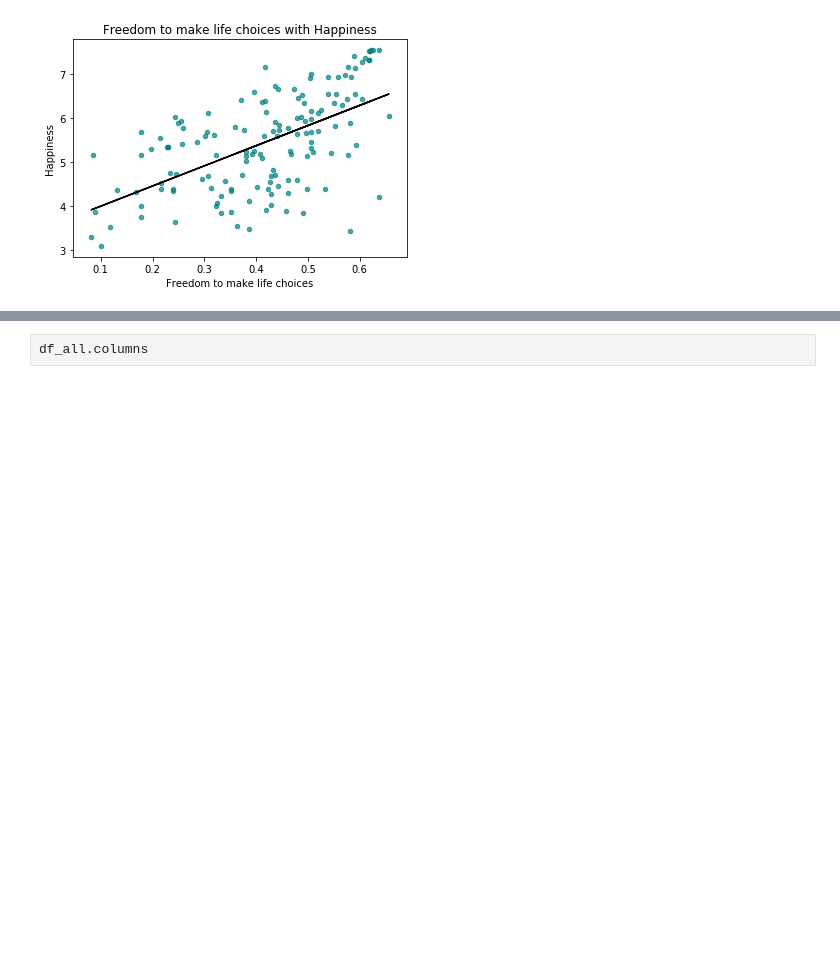
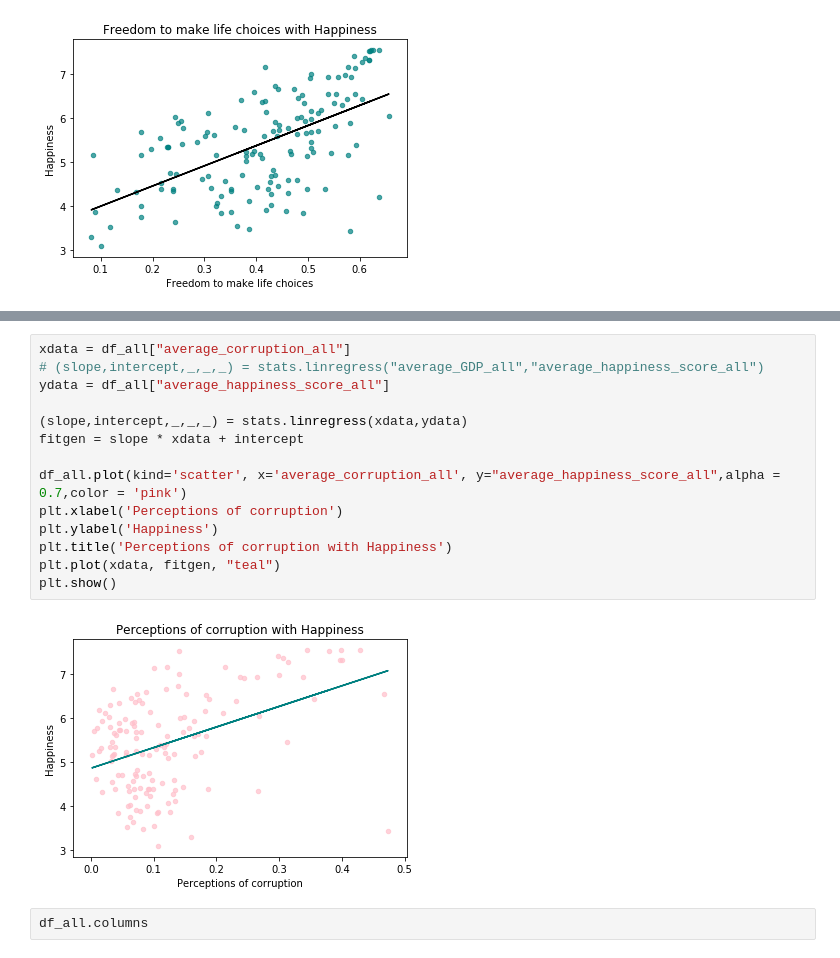
Before and after one commit to jcook25/project-one, a Jupyter notebook: Tammy.ipynb, the cells around one changed output, grey strips where cells are left out. Cells and saved outputs as stored; diff of their text form; blank space fills up the shorter version.

```diff
--- a/Tammy.ipynb
+++ b/Tammy.ipynb
@@ -472,3 +490,19 @@ plt.show()
+# %%
+xdata = df_all["average_corruption_all"]
+# (slope,intercept,_,_,_) = stats.linregress("average_GDP_all","average_happiness_score_all")
+ydata = df_all["average_happiness_score_all"]
+
+(slope,intercept,_,_,_) = stats.linregress(xdata,ydata)
+fitgen = slope * xdata + intercept
+
+df_all.plot(kind='scatter', x='average_corruption_all', y="average_happiness_score_all",alpha = 0.7,color = 'pink')
+plt.xlabel('Perceptions of corruption')
+plt.ylabel('Happiness')
+plt.title('Perceptions of corruption with Happiness')
+plt.plot(xdata, fitgen, "teal")
+plt.show()
+# %% [output]
+[figure, added]
 # %%
 df_all.columns
 # %% [output]
```
Also changed, not shown: parts of 2 cells of this notebook.
